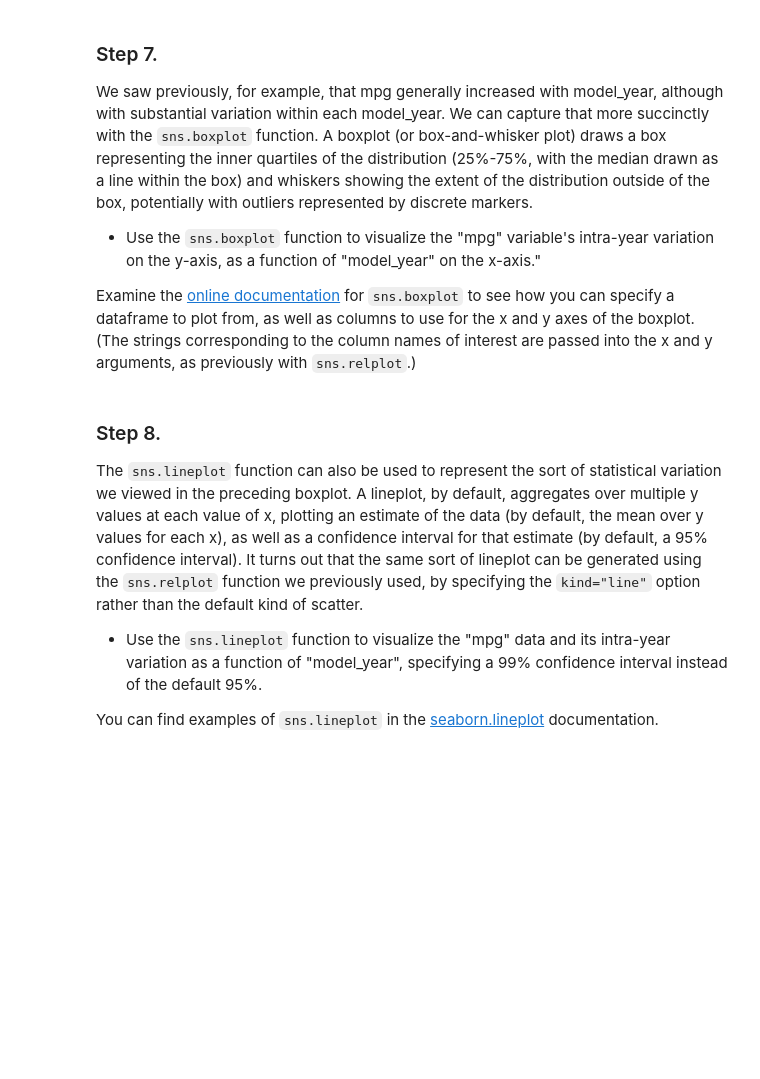
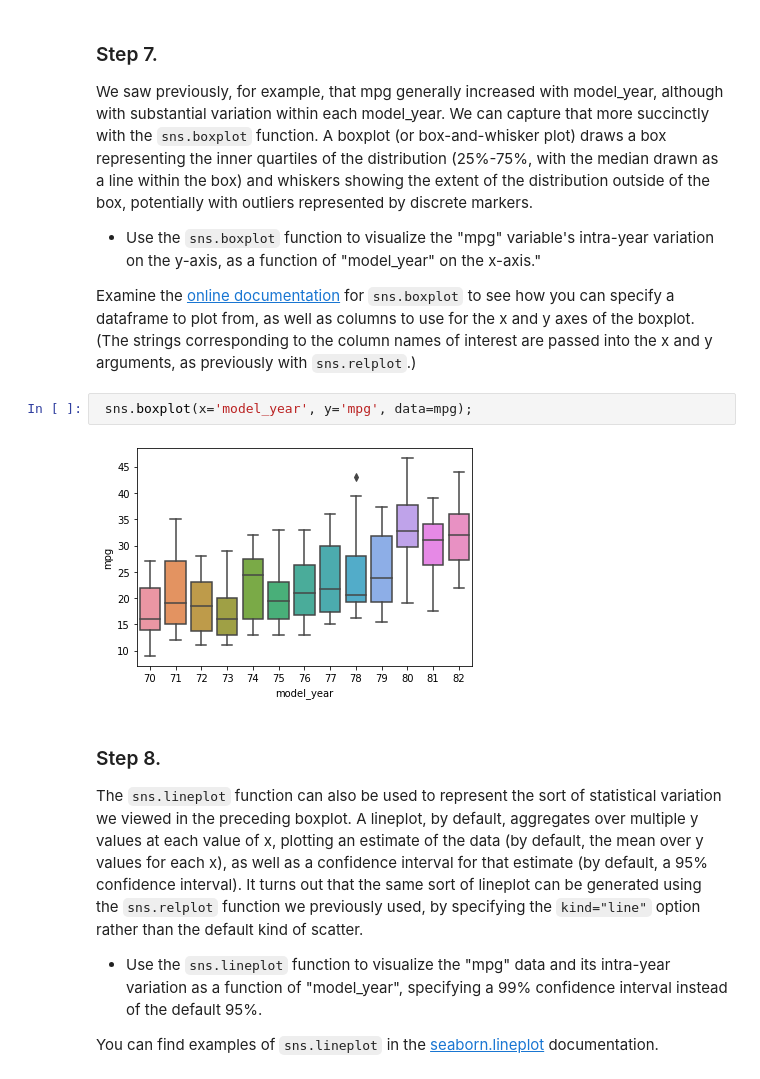
Before and after one commit to StarPerfect/Cornell, a Jupyter notebook: Seaborn.ipynb, the cells around one changed output. Drawn from its saved outputs; the diff is of its cells as text; blank space fills up the shorter version.

````diff
--- a/Seaborn.ipynb
+++ b/Seaborn.ipynb
@@ -171,6 +171,10 @@ We saw previously, for example, that mpg generally increased with model_year, al
 * Use the ```sns.boxplot``` function to visualize the "mpg" variable's intra-year variation on the y-axis, as a function of "model_year" on the x-axis."
 
 Examine the <a href="https://seaborn.pydata.org/generated/seaborn.boxplot.html">online documentation</a> for ```sns.boxplot``` to see how you can specify a dataframe to plot from, as well as columns to use for the x and y axes of the boxplot.  (The strings corresponding to the column names of interest are passed into the x and y arguments, as previously with ```sns.relplot```.)
+# %%
+ sns.boxplot(x='model_year', y='mpg', data=mpg);
+# %% [output]
+[figure, added]
 # %% [markdown]
 ### Step 8.
 
````
Also changed, not shown: parts of 2 cells of this notebook.
